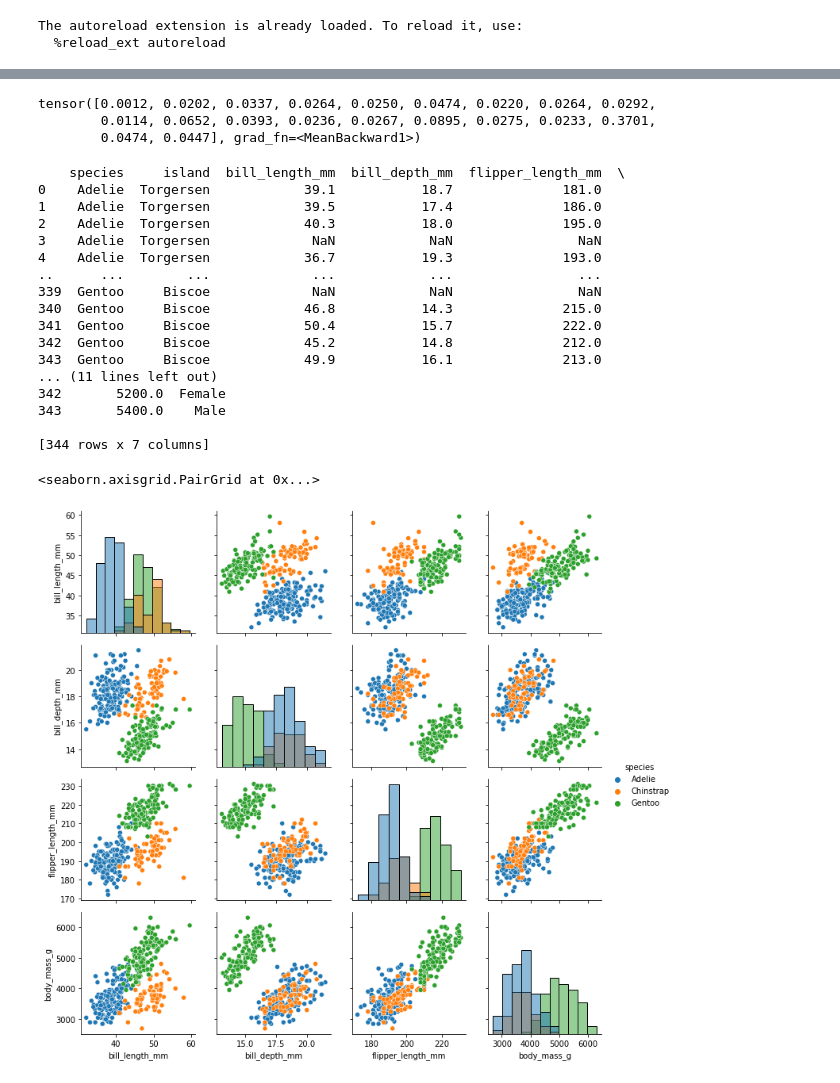
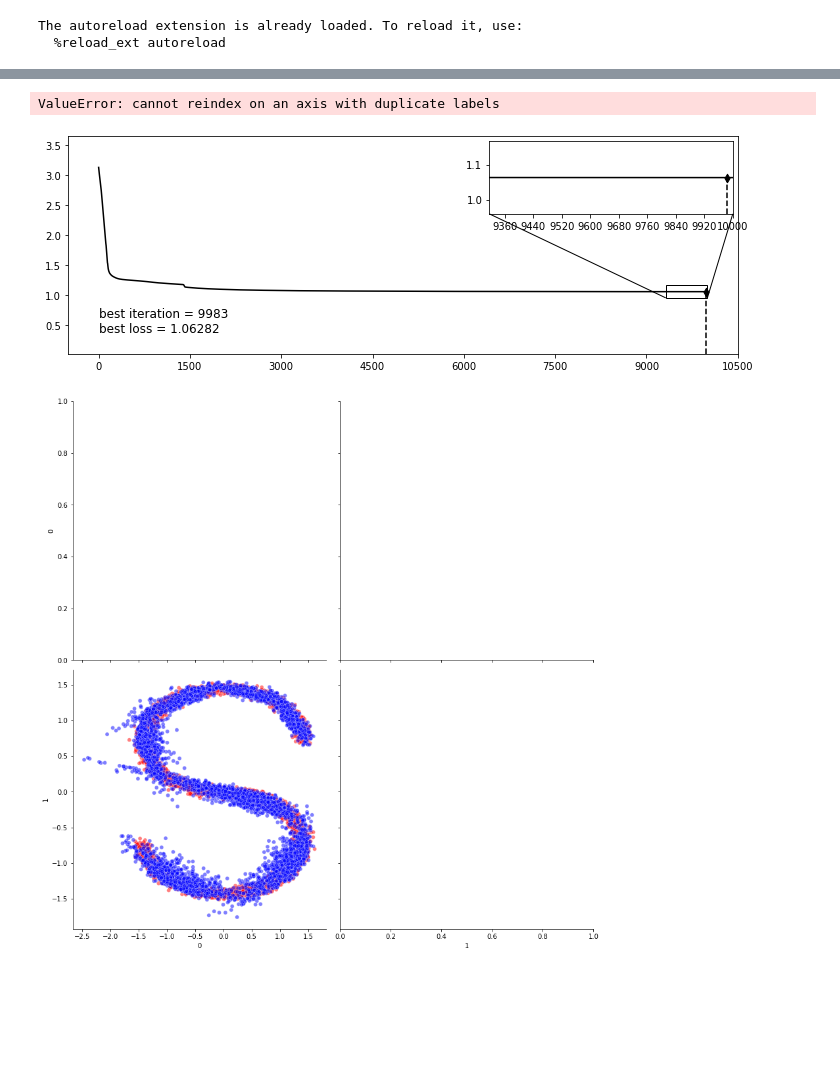
Before and after one commit to ElouanARGOUARCH/Discretely-Indexed-Flows, a Jupyter notebook: experiments/Start from EM.ipynb, the cells around one changed output, grey strips where cells are left out. Saved outputs shown, nothing was run; the diff lists cells and outputs as text; code cells hidden in the pictures; blank space fills up the shorter version.

```diff
--- a/experiments/Start from EM.ipynb
+++ b/experiments/Start from EM.ipynb
@@ -102,35 +70,15 @@ tensor(2151.0247, grad_fn=<NegBackward0>)
-# %%
-z = torch.randn(1000,p)
-print(torch.mean(torch.exp(dif.w.log_prob(z)), dim = 0))
-# %% [output]
-tensor([0.0012, 0.0202, 0.0337, 0.0264, 0.0250, 0.0474, 0.0220, 0.0264, 0.0292,
-        0.0114, 0.0652, 0.0393, 0.0236, 0.0267, 0.0895, 0.0275, 0.0233, 0.3701,
-        0.0474, 0.0447], grad_fn=<MeanBackward1>)
-# %%
-print(penguins)
-# %% [output]
-    species     island  bill_length_mm  bill_depth_mm  flipper_length_mm  \
-0    Adelie  Torgersen            39.1           18.7              181.0
-1    Adelie  Torgersen            39.5           17.4              186.0
-2    Adelie  Torgersen            40.3           18.0              195.0
-3    Adelie  Torgersen             NaN            NaN                NaN
-4    Adelie  Torgersen            36.7           19.3              193.0
-..      ...        ...             ...            ...                ...
-339  Gentoo     Biscoe             NaN            NaN                NaN
-340  Gentoo     Biscoe            46.8           14.3              215.0
-341  Gentoo     Biscoe            50.4           15.7              222.0
-342  Gentoo     Biscoe            45.2           14.8              212.0
-343  Gentoo     Biscoe            49.9           16.1              213.0
-... (11 lines left out)
-342       5200.0  Female
-343       5400.0    Male
-
-[344 rows x 7 columns]
-# %%
-g = sns.PairGrid(penguins, hue="species")
-g.map_diag(sns.histplot)
-g.map_offdiag(sns.scatterplot)
-g.add_legend()
-# %% [output]
-<seaborn.axisgrid.PairGrid at 0x...>
-[figure, removed]
+# %%
+from torch import nn
+num_samples = target_samples.shape[0]
+epochs = 10000
+batch_size = num_samples
+K = 7
+initial_T = LocationScaleFlow(K,p, mode = 'full_rank')
+initial_w = SoftmaxWeightOver(K, p, [256,256,256], mode = 'Linear')
+dif = DIFDensityEstimator(target_samples,K, initial_T= initial_T, initial_w = initial_w)
+loss_values = dif.train(epochs,batch_size,visual=True)
+dif.model_visual()
+# %% [output]
+ValueError: cannot reindex on an axis with duplicate labels
+[figure, added]
+[figure, added]
```
Also changed, not shown: parts of 7 cells of this notebook, 7 other files.
